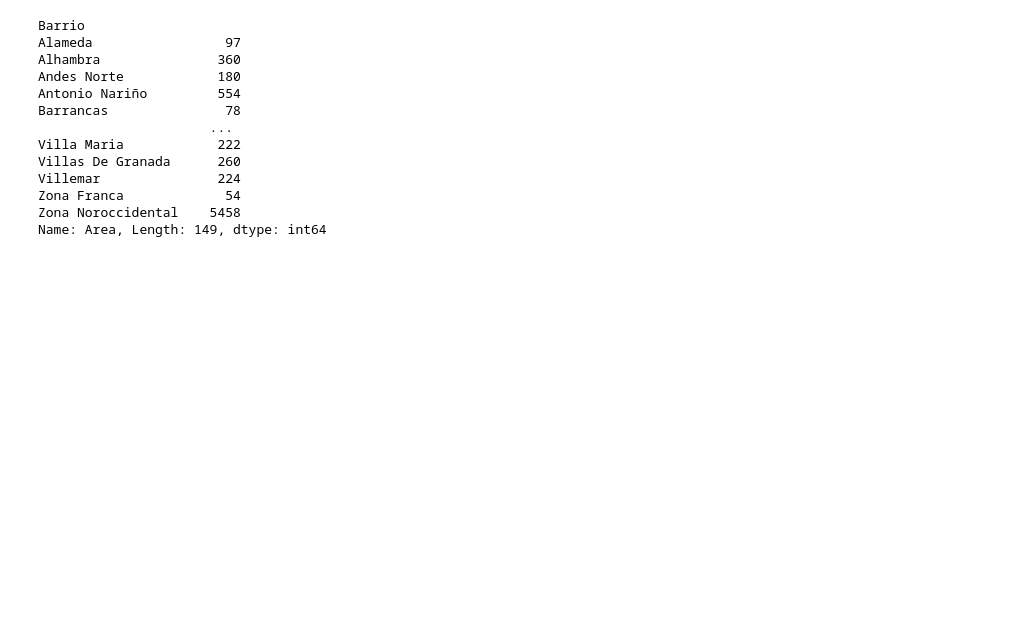
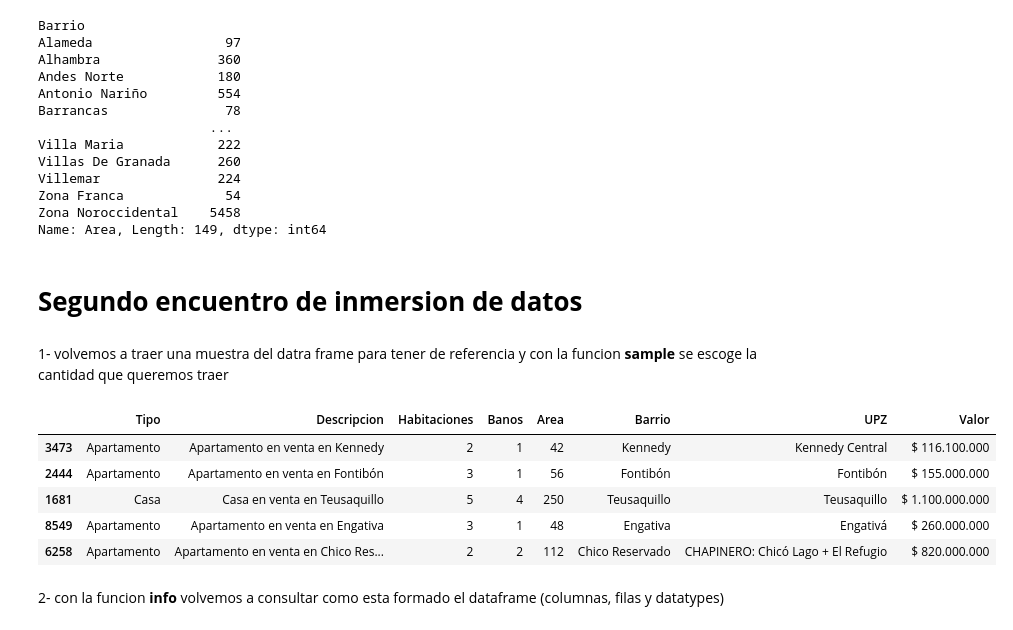
Before and after one commit to IvanaNasif/Inmersion_Datos_Aula_1_Ivana, a Jupyter notebook: Inmersion_Datos_Aula_1_Ivana.ipynb, the cells around one changed output. Saved outputs shown, nothing was run; the diff lists cells and outputs as text; code cells hidden in the pictures; blank space fills up the shorter version.

```diff
--- a/Inmersion_Datos_Aula_1_Ivana.ipynb
+++ b/Inmersion_Datos_Aula_1_Ivana.ipynb
@@ -325,3 +334,18 @@ Villemar               224
 Zona Franca             54
 Zona Noroccidental    5458
 Name: Area, Length: 149, dtype: int64
+# %% [markdown]
+# **Segundo encuentro de inmersion de datos**
+# %% [markdown]
+1- volvemos a traer una muestra del datra frame para tener de referencia y con la funcion **sample** se escoge la cantidad que queremos traer
+# %%
+inmuebles.sample(5)
+# %% [output]
+|  | Tipo | Descripcion | Habitaciones | Banos | Area | Barrio | UPZ | Valor |
+| 3473 | Apartamento | Apartamento en venta en Kennedy | 2 | 1 | 42 | Kennedy | Kennedy Central | $ 116.100.000 |
+| 2444 | Apartamento | Apartamento en venta en Fontibón | 3 | 1 | 56 | Fontibón | Fontibón | $ 155.000.000 |
+| 1681 | Casa | Casa en venta en Teusaquillo | 5 | 4 | 250 | Teusaquillo | Teusaquillo | $ 1.100.000.000 |
+| 8549 | Apartamento | Apartamento en venta en Engativa | 3 | 1 | 48 | Engativa | Engativá | $ 260.000.000 |
+| 6258 | Apartamento | Apartamento en venta en Chico Res... | 2 | 2 | 112 | Chico Reservado | CHAPINERO: Chicó Lago + El Refugio | $ 820.000.000 |
+# %% [markdown]
+2- con la funcion **info** volvemos a consultar como esta formado el dataframe (columnas, filas y datatypes)
```
Also changed, not shown: parts of 39 cells of this notebook.
